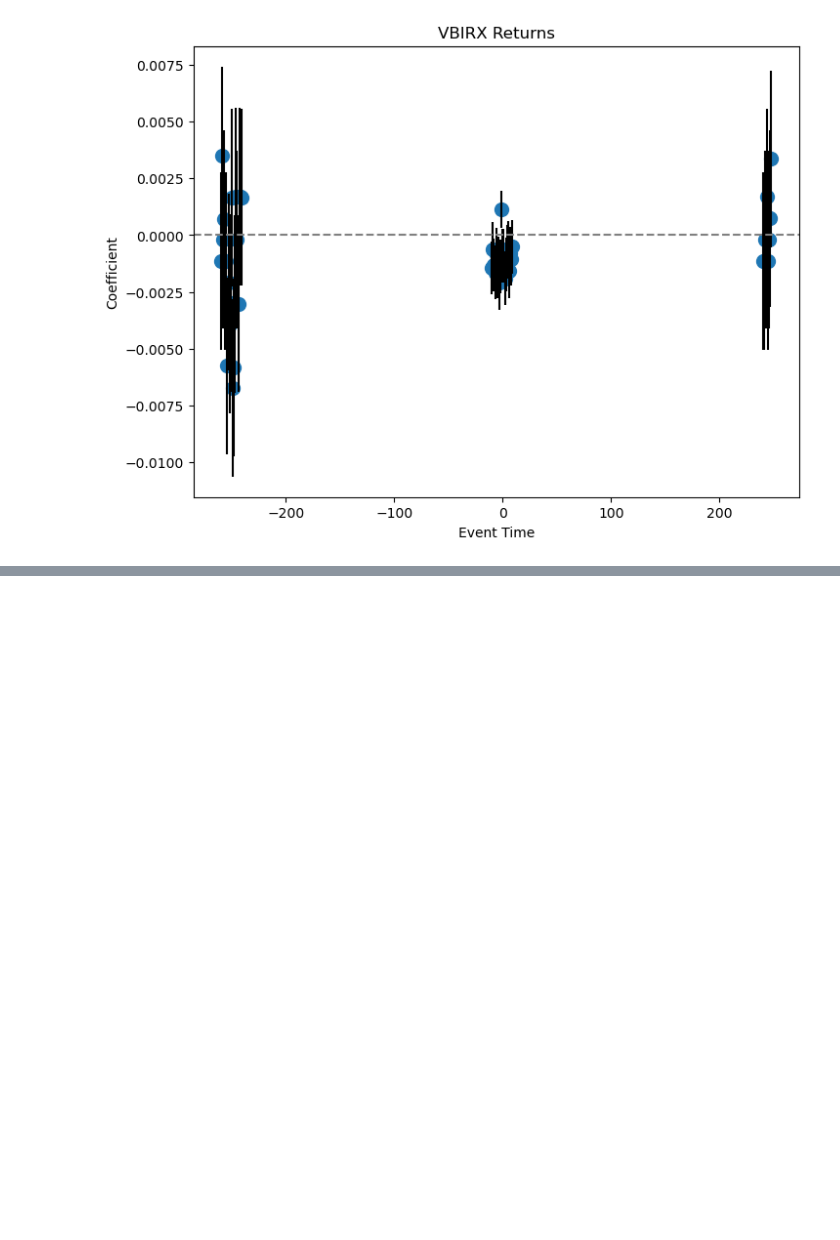
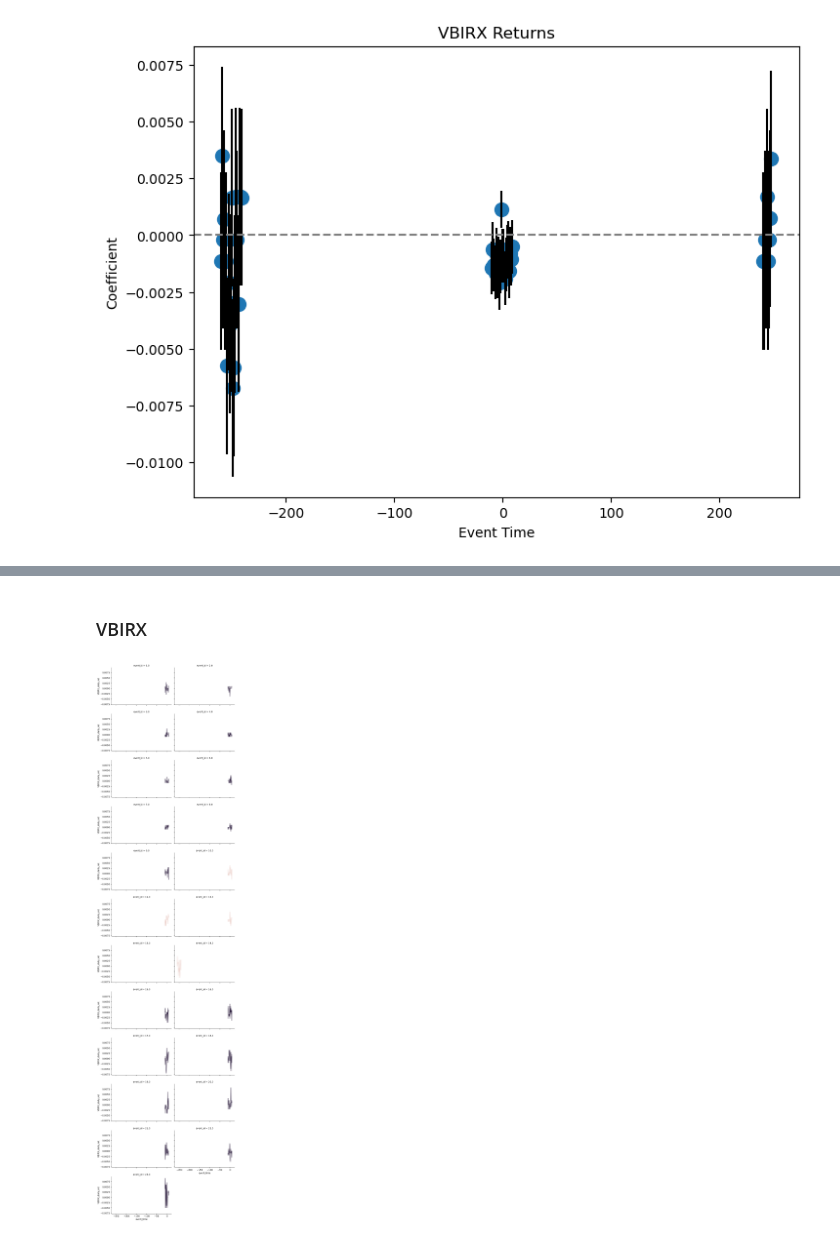
Before and after one commit to mab923/finalteamproject, a Jupyter notebook: Untitled.ipynb, the cells around one changed output, grey strips where cells are left out. Drawn from its saved outputs; the diff is of its cells as text; code cells hidden in the pictures; blank space fills up the shorter version.

```diff
--- a/Untitled.ipynb
+++ b/Untitled.ipynb
@@ -346,0 +389,16 @@ plt.show()
+# %% [markdown]
+### VBIRX
+# %%
+Sp500_graph = sns.relplot(data = event_time_rets,
+                x = "event_time",
+               y = "VBIRX_daily_ret",
+                    kind = "line",
+               col = "event_id",
+                    zorder = 5,
+                    hue = "Change",
+                col_wrap=2,
+                height=3,
+                aspect=1.5,
+                legend=False)
+# %% [output]
+[figure, added]
```
Also changed, not shown: parts of 6 cells of this notebook.
